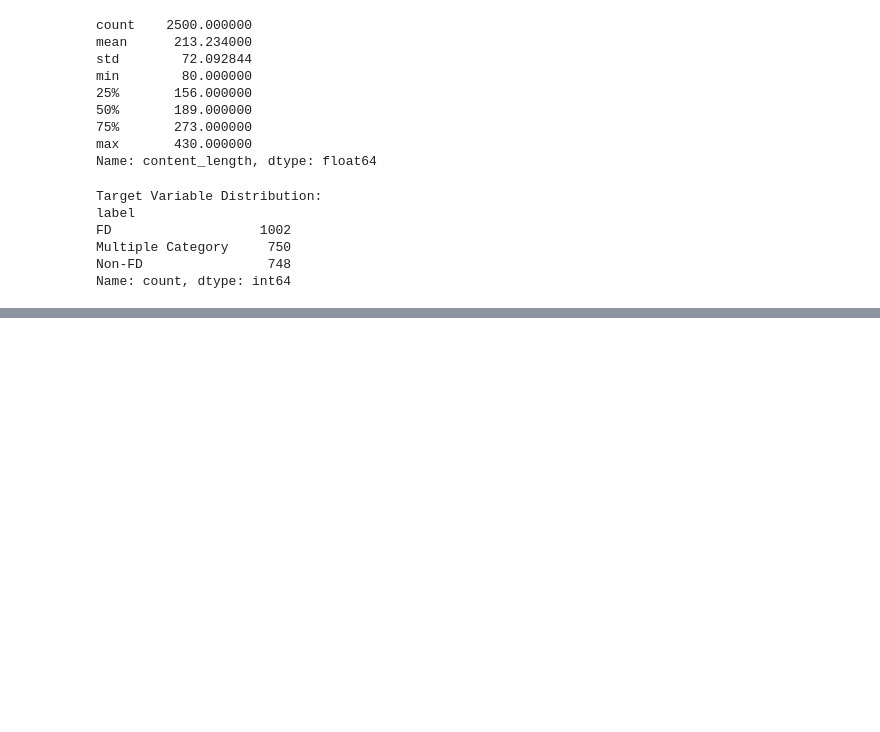
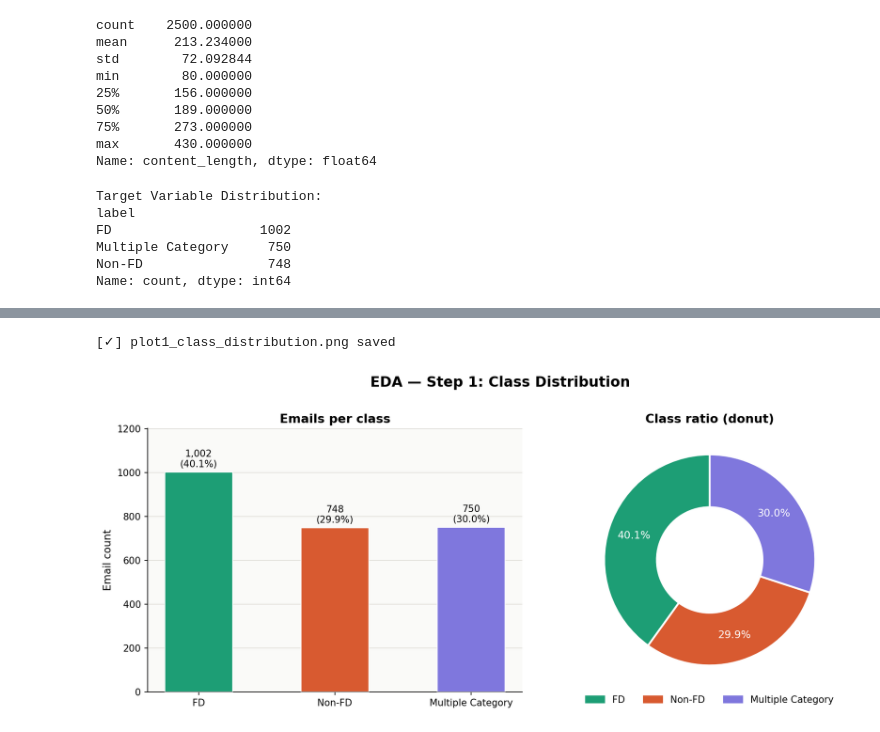
Before and after one commit to sandipanpaul21/email_intent_classification_using_genai, a Jupyter notebook: Chapter_1/2_eda.ipynb, the cells around one changed output, grey strips where cells are left out. Cells and saved outputs as stored; diff of their text form; code cells hidden in the pictures; blank space fills up the shorter version.

```diff
--- a/Chapter_1/2_eda.ipynb
+++ b/Chapter_1/2_eda.ipynb
@@ -68,0 +141,53 @@ Name: count, dtype: int64
+# %%
+# ─────────────────────────────────────────────────────────────────────────────
+# FIGURE 1  Class Distribution
+# ─────────────────────────────────────────────────────────────────────────────
+fig, axes = plt.subplots(1, 2, figsize=(12, 5))
+fig.suptitle("EDA — Step 1: Class Distribution", fontsize=15, fontweight="bold", y=1.01)
+
+labels_order = ["FD", "Non-FD", "Multiple Category"]
+counts       = [vc.get(l, 0) for l in labels_order]
+colors       = [PALETTE[l] for l in labels_order]
+
+# Bar chart
+bars = axes[0].bar(labels_order, counts, color=colors, width=0.5, zorder=3, edgecolor="white")
+axes[0].set_facecolor(BG)
+axes[0].yaxis.grid(True, color="#E0DED8", zorder=0)
+for bar, cnt in zip(bars, counts):
+    axes[0].text(bar.get_x() + bar.get_width()/2,
+                 bar.get_height() + 15,
+                 f"{cnt:,}\n({cnt/len(df)*100:.1f}%)",
+                 ha="center", va="bottom", fontsize=10, fontweight="500")
+axes[0].set_ylim(0, max(counts) * 1.2)
+axes[0].set_ylabel("Email count")
+axes[0].set_title("Emails per class")
+
+# Donut
+wedges, texts, autotexts = axes[1].pie(
+    counts, labels=None, autopct="%1.1f%%",
+    colors=colors, startangle=90,
+    wedgeprops=dict(width=0.5, edgecolor="white", linewidth=2),
+    pctdistance=0.75
+)
+for at in autotexts:
+    at.set_fontsize(11); at.set_fontweight("500"); at.set_color("white")
+legend_patches = [mpatches.Patch(color=PALETTE[l], label=l) for l in labels_order]
+axes[1].legend(handles=legend_patches, loc="lower center",
+               bbox_to_anchor=(0.5, -0.08), ncol=3, fontsize=10,
+               frameon=False)
+axes[1].set_title("Class ratio (donut)")
+
+plt.tight_layout()
+plt.savefig("EDA_Image/plot1_class_distribution.png", dpi=150, bbox_inches="tight")
+plt.close()
+print("\n[✓] plot1_class_distribution.png saved")
+
+from IPython.display import Image, display
+image_files = [
+    "plot1_class_distribution.png"
+]
+for img_file in image_files:
+    display(Image(filename=f"EDA_Image/{img_file}"))
+# %% [output]
+[✓] plot1_class_distribution.png saved
+[figure, added]
```
Also changed, not shown: parts of 10 cells of this notebook, 1 other file.
